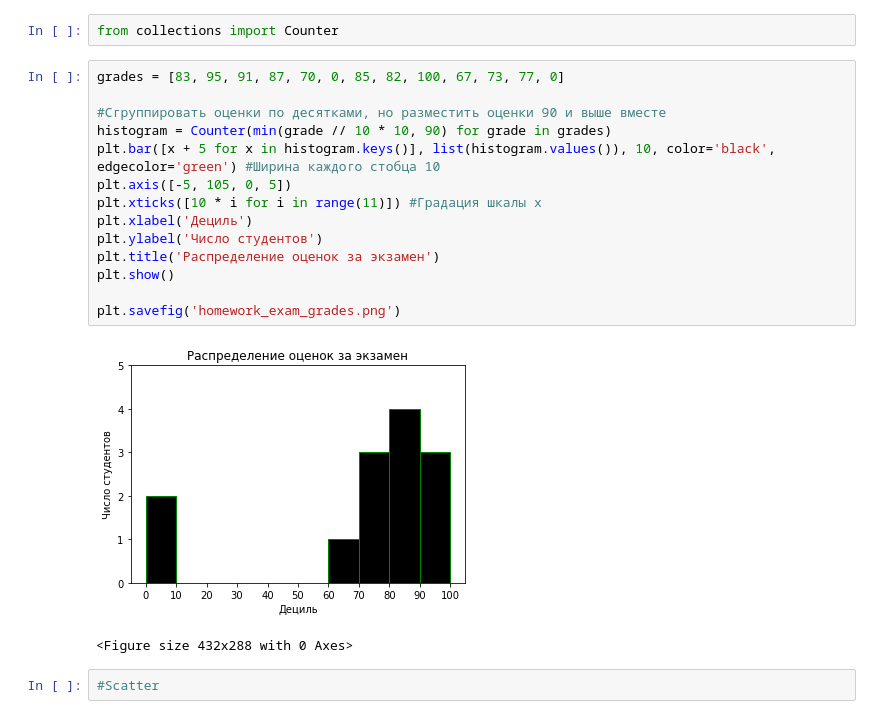
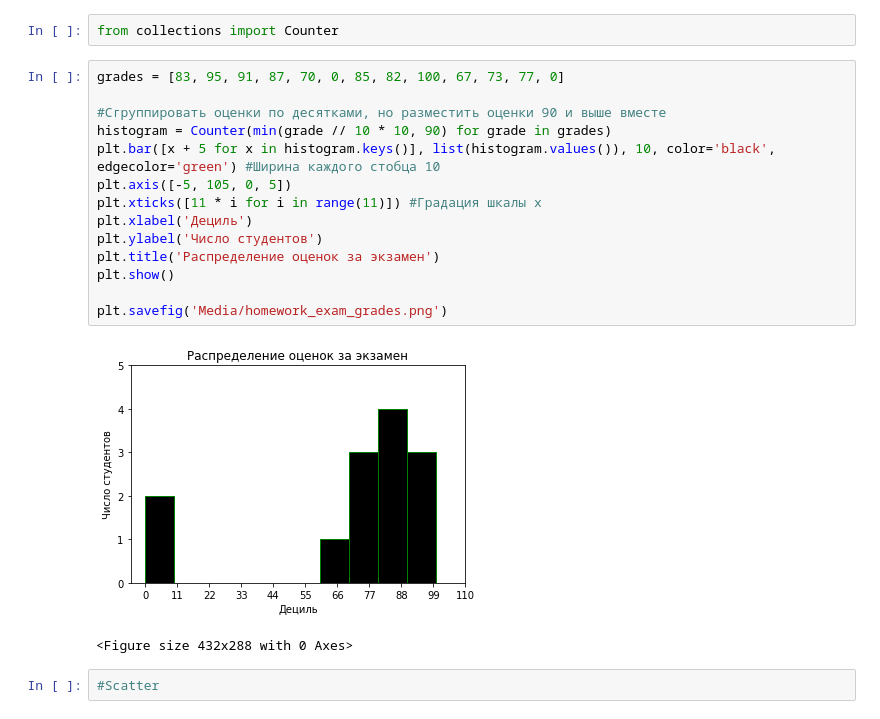
Before and after one commit to Panzerhalzen/Python-Tutorial, a Jupyter notebook: src/Homework/Homework PLT.ipynb, the cells around one changed output. Saved outputs shown, nothing was run; the diff lists cells and outputs as text.

```diff
--- a/src/Homework/Homework PLT.ipynb
+++ b/src/Homework/Homework PLT.ipynb
@@ -51,19 +51,19 @@ from collections import Counter
 # %%
 grades = [83, 95, 91, 87, 70, 0, 85, 82, 100, 67, 73, 77, 0]
 
 #Сгруппировать оценки по десятками, но разместить оценки 90 и выше вместе
 histogram = Counter(min(grade // 10 * 10, 90) for grade in grades)
 plt.bar([x + 5 for x in histogram.keys()], list(histogram.values()), 10, color='black', edgecolor='green') #Ширина каждого стобца 10
 plt.axis([-5, 105, 0, 5])
-plt.xticks([10 * i for i in range(11)]) #Градация шкалы х
+plt.xticks([11 * i for i in range(11)]) #Градация шкалы х
 plt.xlabel('Дециль')
 plt.ylabel('Число студентов')
 plt.title('Распределение оценок за экзамен')
 plt.show()
 
-plt.savefig('homework_exam_grades.png')
+plt.savefig('Media/homework_exam_grades.png')
 # %% [output]
-[figure, old version]
+[figure, new version]
 <Figure size 432x288 with 0 Axes>
 # %%
 #Scatter
```
Also changed, not shown: parts of 1 cell of this notebook, 1 other file.
